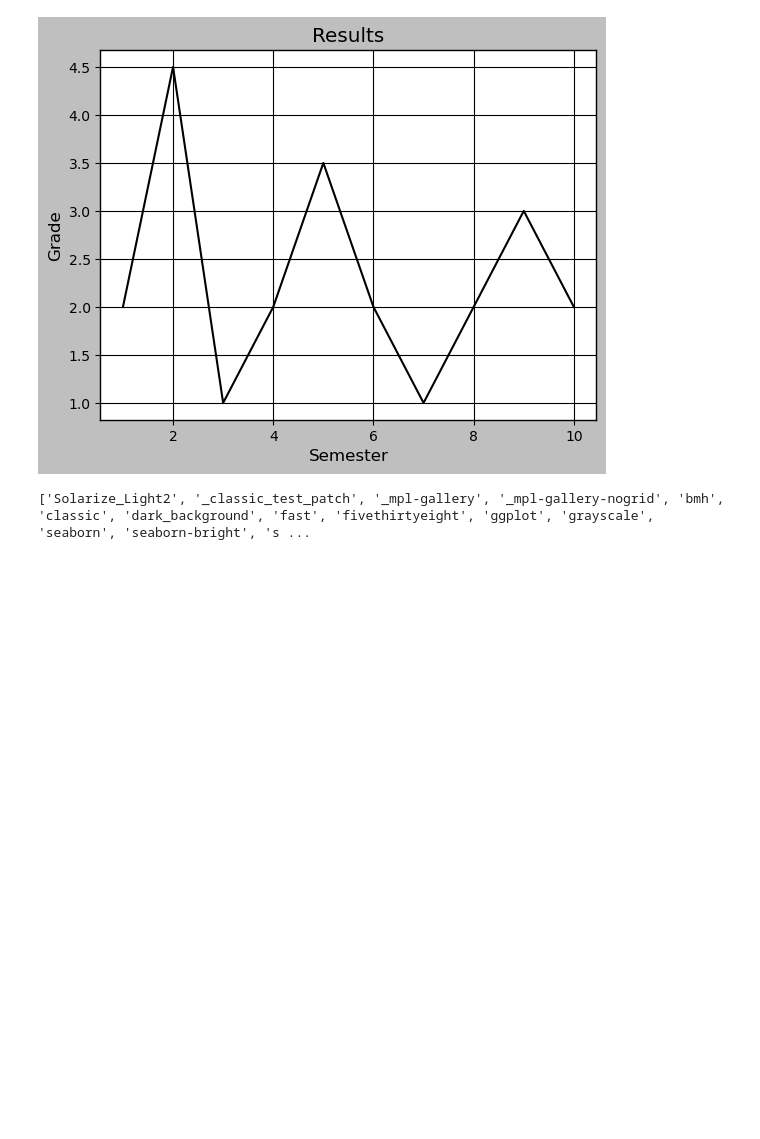
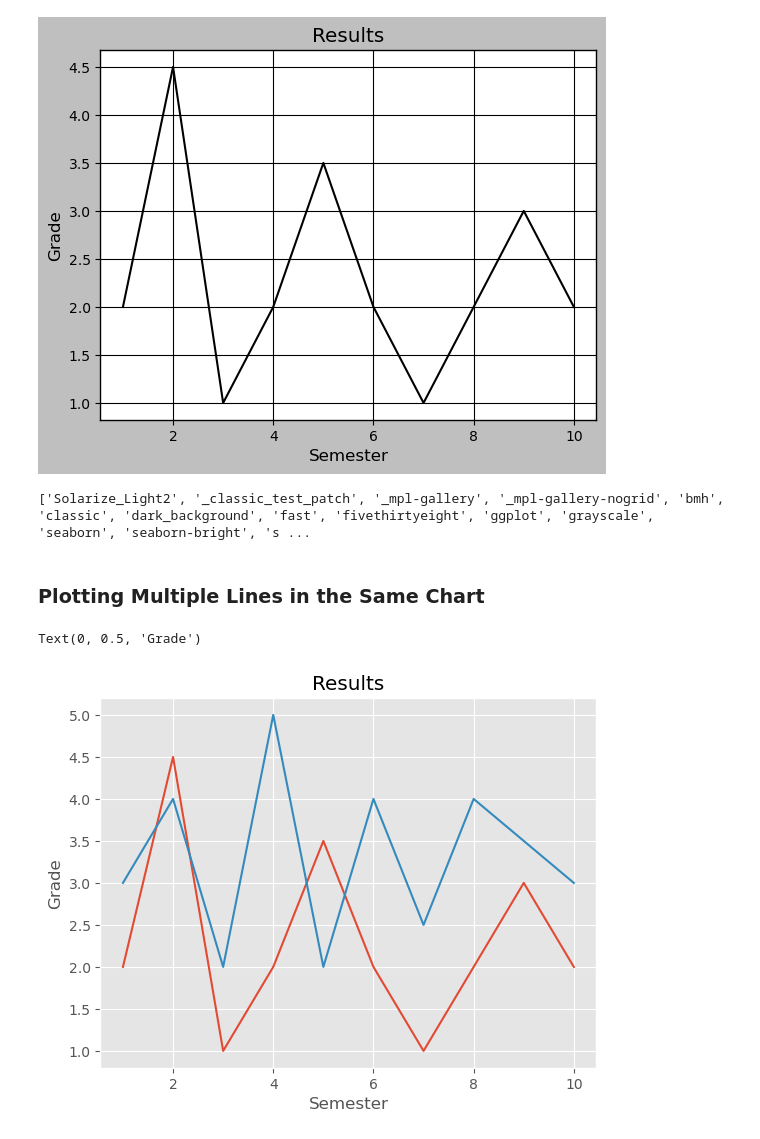
Before and after one commit to takuyatsuchida/book-python-machine-learning, a Jupyter notebook: chapter04.ipynb, the cells around one changed output. Cells and saved outputs as stored; diff of their text form; code cells hidden in the pictures; blank space fills up the shorter version.

Commit message:
Add "Plotting Multiple Lines in the Same Chart" subsection

```diff
--- a/chapter04.ipynb
+++ b/chapter04.ipynb
@@ -63,3 +63,27 @@ Text(0, 0.5, 'Grade')
 print(style.available)
 # %% [output]
 ['Solarize_Light2', '_classic_test_patch', '_mpl-gallery', '_mpl-gallery-nogrid', 'bmh', 'classic', 'dark_background', 'fast', 'fivethirtyeight', 'ggplot', 'grayscale', 'seaborn', 'seaborn-bright', 's ...
+# %% [markdown]
+### Plotting Multiple Lines in the Same Chart
+# %%
+import matplotlib.pyplot as plt
+from matplotlib import style
+
+style.use("ggplot")
+
+plt.plot(
+    [1, 2, 3, 4, 5, 6, 7, 8, 9, 10],
+    [2, 4.5, 1, 2, 3.5, 2, 1, 2, 3, 2],
+)
+
+plt.plot(
+    [1, 2, 3, 4, 5, 6, 7, 8, 9, 10],
+    [3, 4, 2, 5, 2, 4, 2.5, 4, 3.5, 3],
+)
+
+plt.title("Results")
+plt.xlabel("Semester")
+plt.ylabel("Grade")
+# %% [output]
+Text(0, 0.5, 'Grade')
+[figure, added]
```
